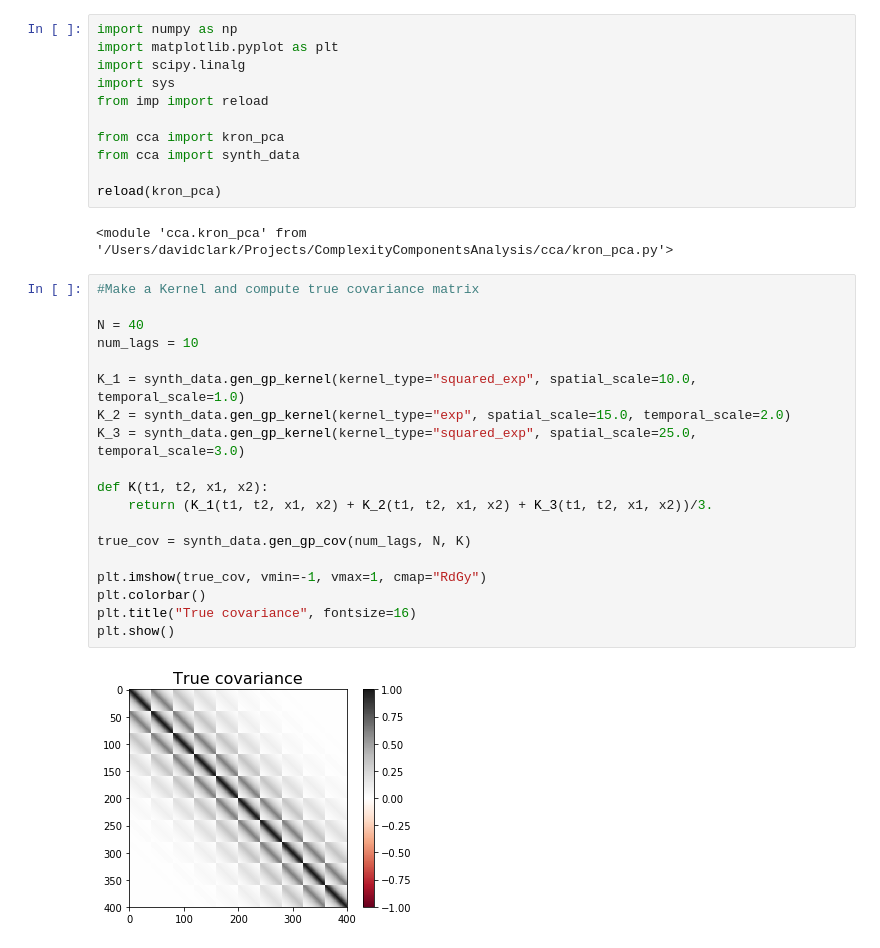
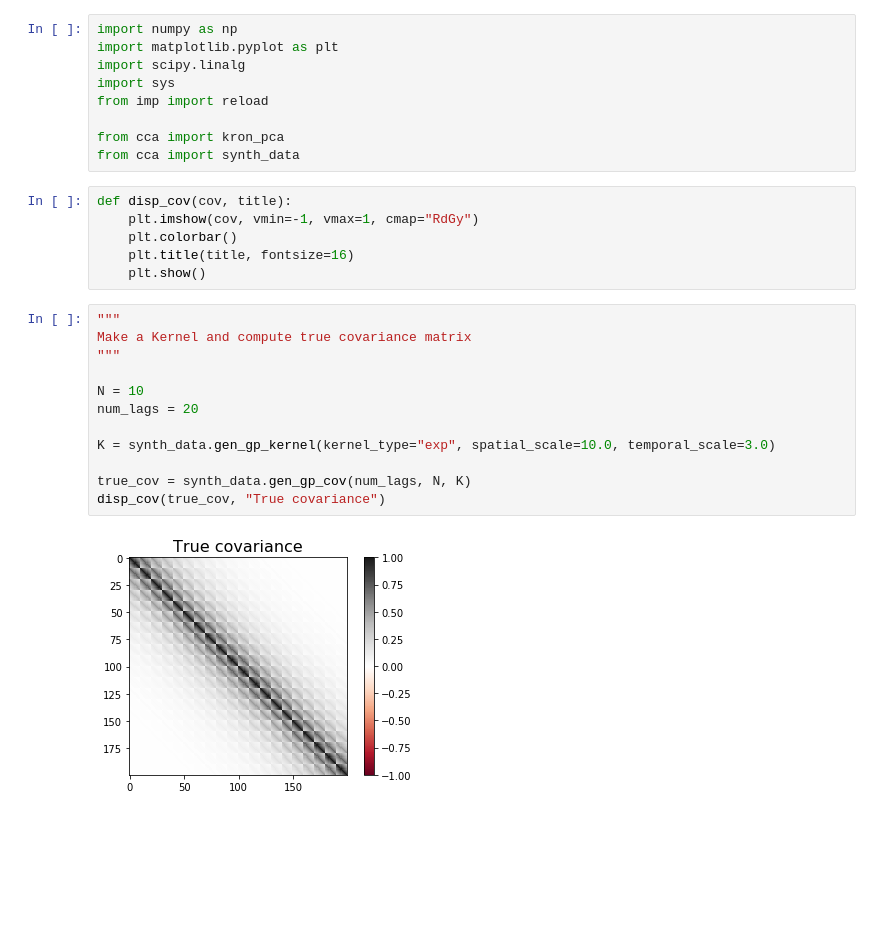
Before and after one commit to BouchardLab/DynamicalComponentsAnalysis, a Jupyter notebook: notebooks/RobustKronPCA-test.ipynb, the cells around one changed output. Saved outputs shown, nothing was run; the diff lists cells and outputs as text; blank space fills up the shorter version.

```diff
--- a/notebooks/RobustKronPCA-test.ipynb
+++ b/notebooks/RobustKronPCA-test.ipynb
@@ -7,28 +7,23 @@ from imp import reload
 
 from cca import kron_pca
 from cca import synth_data
-
-reload(kron_pca)
-# %% [output]
-<module 'cca.kron_pca' from '/Users/davidclark/Projects/ComplexityComponentsAnalysis/cca/kron_pca.py'>
+# %%
+def disp_cov(cov, title):
+    plt.imshow(cov, vmin=-1, vmax=1, cmap="RdGy")
+    plt.colorbar()
+    plt.title(title, fontsize=16)
+    plt.show()
 # %%
-#Make a Kernel and compute true covariance matrix
+"""
+Make a Kernel and compute true covariance matrix
+"""
 
-N = 40
-num_lags = 10
+N = 10
+num_lags = 20
 
-K_1 = synth_data.gen_gp_kernel(kernel_type="squared_exp", spatial_scale=10.0, temporal_scale=1.0)
-K_2 = synth_data.gen_gp_kernel(kernel_type="exp", spatial_scale=15.0, temporal_scale=2.0)
-K_3 = synth_data.gen_gp_kernel(kernel_type="squared_exp", spatial_scale=25.0, temporal_scale=3.0)
-
-def K(t1, t2, x1, x2):
-    return (K_1(t1, t2, x1, x2) + K_2(t1, t2, x1, x2) + K_3(t1, t2, x1, x2))/3.
+K = synth_data.gen_gp_kernel(kernel_type="exp", spatial_scale=10.0, temporal_scale=3.0)
 
 true_cov = synth_data.gen_gp_cov(num_lags, N, K)
-
-plt.imshow(true_cov, vmin=-1, vmax=1, cmap="RdGy")
-plt.colorbar()
-plt.title("True covariance", fontsize=16)
-plt.show()
+disp_cov(true_cov, "True covariance")
 # %% [output]
-[figure, old version]
+[figure, new version]
```
Also changed, not shown: parts of 7 cells of this notebook, 1 other file.
